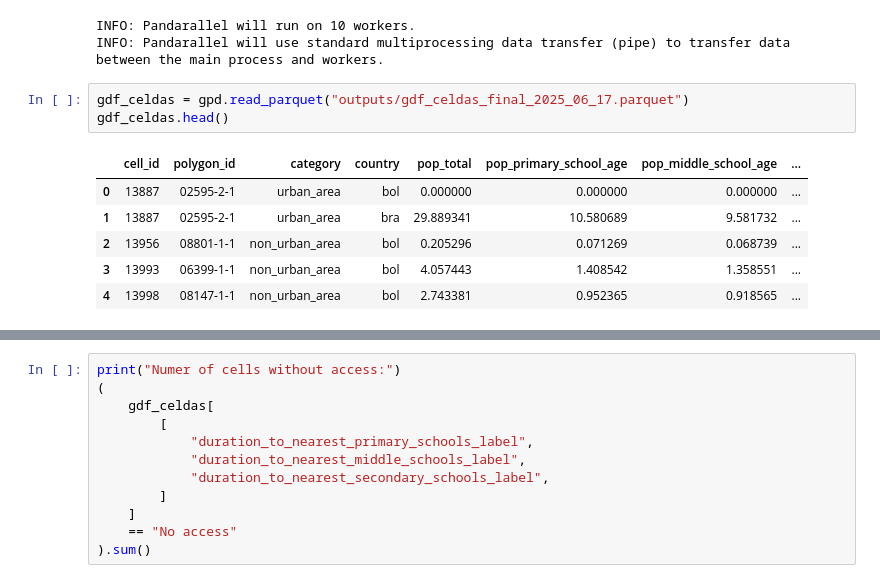
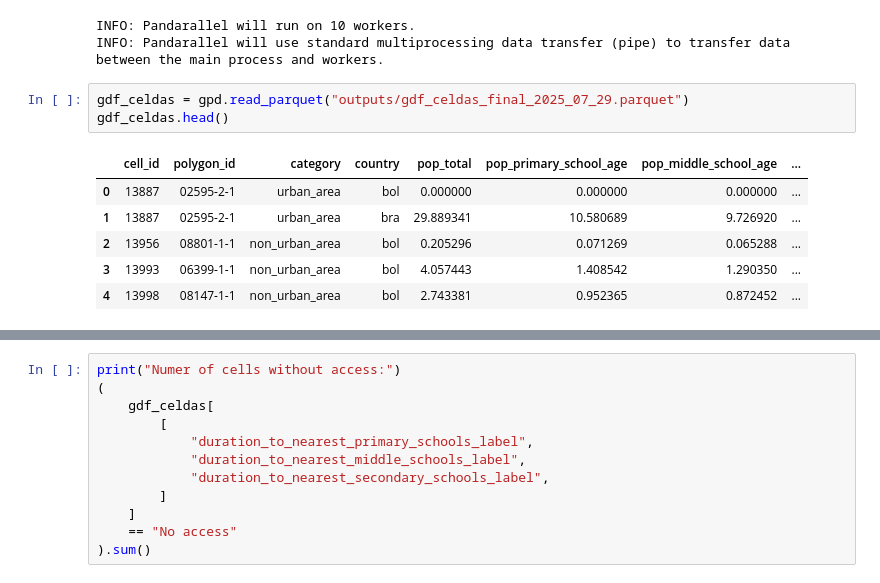
Before and after one commit to Claudio9701/amazon-settlements-edu-access, a Jupyter notebook: 06_01_riverside_schools.ipynb, the cells around one changed output, grey strips where cells are left out. Cells and saved outputs as stored; diff of their text form.

```diff
--- a/06_01_riverside_schools.ipynb
+++ b/06_01_riverside_schools.ipynb
@@ -19,12 +19,12 @@ pandarallel.initialize(progress_bar=True)
 INFO: Pandarallel will run on 10 workers.
 INFO: Pandarallel will use standard multiprocessing data transfer (pipe) to transfer data between the main process and workers.
 # %%
-gdf_celdas = gpd.read_parquet("outputs/gdf_celdas_final_2025_06_17.parquet")
+gdf_celdas = gpd.read_parquet("outputs/gdf_celdas_final_2025_07_29.parquet")
 gdf_celdas.head()
 # %% [output]
 |  | cell_id | polygon_id | category | country | pop_total | pop_primary_school_age | pop_middle_school_age | ... |
 | 0 | 13887 | 02595-2-1 | urban_area | bol | 0.000000 | 0.000000 | 0.000000 | ... |
-| 1 | 13887 | 02595-2-1 | urban_area | bra | 29.889341 | 10.580689 | 9.581732 | ... |
-| 2 | 13956 | 08801-1-1 | non_urban_area | bol | 0.205296 | 0.071269 | 0.068739 | ... |
-| 3 | 13993 | 06399-1-1 | non_urban_area | bol | 4.057443 | 1.408542 | 1.358551 | ... |
-| 4 | 13998 | 08147-1-1 | non_urban_area | bol | 2.743381 | 0.952365 | 0.918565 | ... |
+| 1 | 13887 | 02595-2-1 | urban_area | bra | 29.889341 | 10.580689 | 9.726920 | ... |
+| 2 | 13956 | 08801-1-1 | non_urban_area | bol | 0.205296 | 0.071269 | 0.065288 | ... |
+| 3 | 13993 | 06399-1-1 | non_urban_area | bol | 4.057443 | 1.408542 | 1.290350 | ... |
+| 4 | 13998 | 08147-1-1 | non_urban_area | bol | 2.743381 | 0.952365 | 0.872452 | ... |
```
Also changed, not shown: parts of 43 cells of this notebook.
